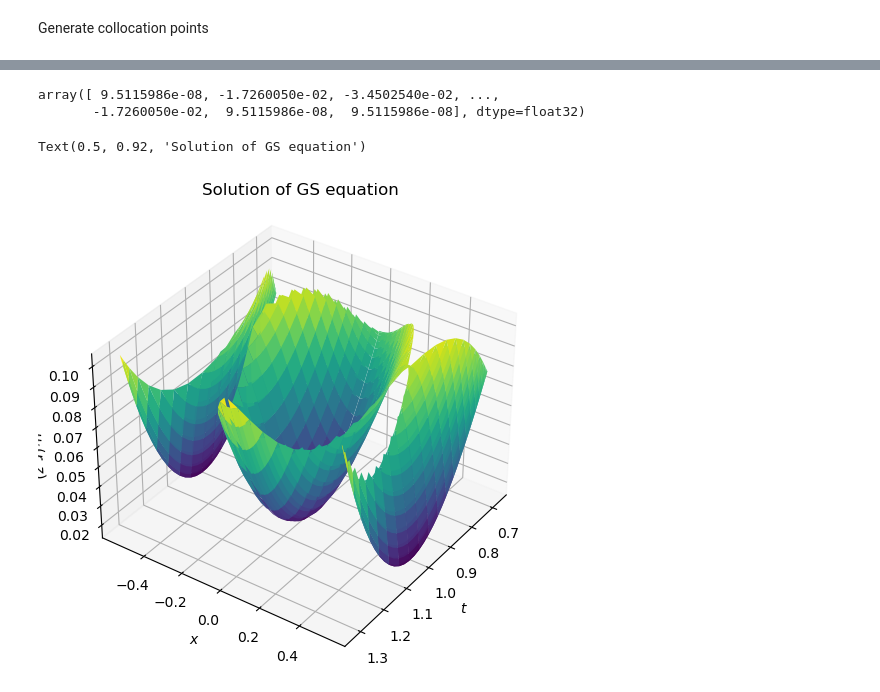
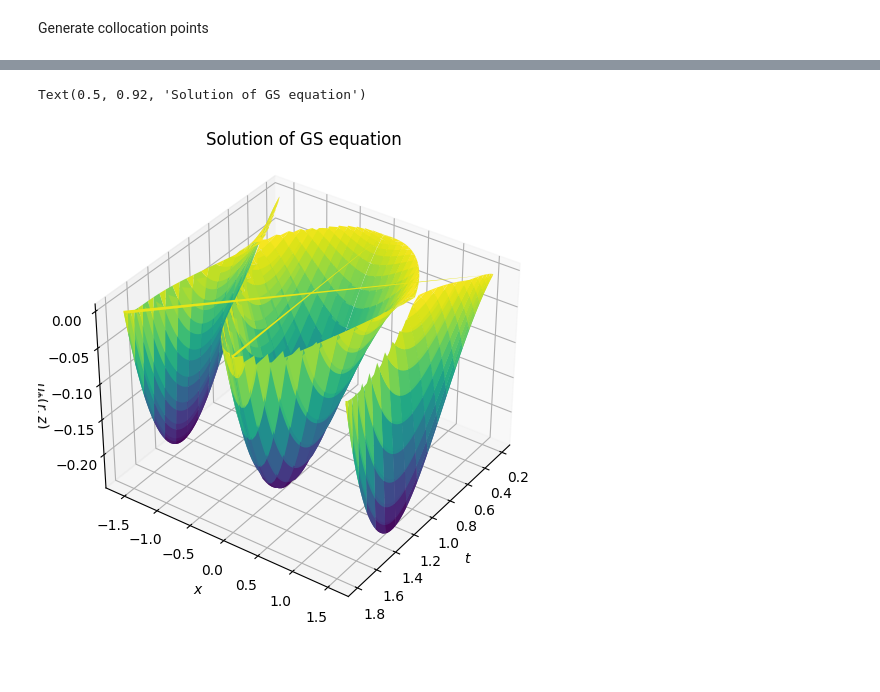
Before and after one commit to harryyudha7/thesis, a Jupyter notebook: PINN_Solver_GSeq_parametric_boundary.ipynb, the cells around one changed output, grey strips where cells are left out. Cells and saved outputs as stored; diff of their text form; code cells hidden in the pictures; blank space fills up the shorter version.

```diff
--- a/PINN_Solver_GSeq_parametric_boundary.ipynb
+++ b/PINN_Solver_GSeq_parametric_boundary.ipynb
@@ -35,7 +35,7 @@ def fun_u_b(t, x):
 mu = 1
 R0 = 1
 c1 = 1
-c2 = 1
+c2 = 0
 dp = -c1/mu
 F = 1
 dF = -c2*R0**2
@@ -46,7 +46,7 @@ Generate collocation points
 # %%
 # Set number of data points
 N_0 = 50
-N_b = 50
+N_b = 200
 N_r = 1000
 
 # parameter
@@ -60,11 +60,15 @@ N_r = 1000
 # c2 = 0
 
 # Set boundary
-eps = 0.32
-kappa = 1.7
-a = 0.336
-phib = 0.09
-t0 = tf.reshape(tf.linspace(0.0,2*pi,100), [100,1])
+# eps = 0.32
+eps = 0.78
+# kappa = 1.7
+kappa = 2.0
+# a = 0.336
+a = np.arcsin(0.35)
+print('d= ', np.sin(a))
+phib = 0
+t0 = tf.reshape(tf.linspace(0.0,2*pi,N_b), [N_b,1])
 r_b = 1+eps*tf.cos(t0 + a*tf.sin(t0))
 z_b = eps*kappa*tf.sin(t0)
 # zmin = -1.
@@ -102,7 +106,7 @@ phi_b = phib*tf.ones((len(z_b),1))
 
 # Draw uniformly sampled collocation points
 r_r = tf.random.uniform((N_r,1), lb, ub, dtype=DTYPE)
-z_r = tf.convert_to_tensor(np.interp(r_r, r_b.numpy()[50:,0], z_b.numpy()[50:,0]), dtype=DTYPE)
+z_r = tf.convert_to_tensor(np.interp(r_r, r_b.numpy()[int(N_b/2):,0], z_b.numpy()[int(N_b/2):,0]), dtype=DTYPE)
 z_r = z_r + tf.math.multiply(tf.random.uniform((len(r_r),1), 0, 1, dtype=DTYPE)*2,(-z_r))
 X_r = tf.concat([r_r, z_r], axis=1)
 
@@ -292,44 +280,39 @@ array([[ 1.3199999e+00, -1.7260050e-02],
-# %%
-np.array([zspace[rspace == Xgrid[i,0]][0] for i in range(len(Xgrid))])
-# %% [output]
-array([ 9.5115986e-08, -1.7260050e-02, -3.4502540e-02, ...,
-       -1.7260050e-02,  9.5115986e-08,  9.5115986e-08], dtype=float32)
 # %%
 from mpl_toolkits.mplot3d import Axes3D
 
 # Set up meshgrid
-N = 50
-rspace = r_b[50:,0]
-zspace = z_b[50:,0]
+N = int(N_b/2)
+rspace = r_b[int(N_b/2):,0]
+zspace = z_b[int(N_b/2):,0]
 R, Z = np.meshgrid(rspace, zspace)
 Xgrid = np.vstack([R.flatten(),Z.flatten()]).T
 Xgrid = np.concatenate((Xgrid, np.vstack([R.flatten(),-Z.flatten()]).T), axis=0)
 ineq = np.abs(Xgrid[:,1]) < -np.array([zspace[rspace == Xgrid[i,0]][0] for i in range(len(Xgrid))])
 # Xgrid = Xgrid[ineq]
 
 # Determine predictions of u(t, x)
 phipred = model(tf.cast(Xgrid,DTYPE))
 
 # Reshape upred
 phi = phipred.numpy().reshape(N,2*N)
 ineq = ineq.reshape(N,2*N)
 R_ax = Xgrid[:,0].reshape(N,2*N)
 Z_ax = Xgrid[:,1].reshape(N,2*N)
 phi[~ineq] = np.nan
 
 total_R = np.concatenate((R,R),axis=1)
 total_Z = np.concatenate((Z, -Z),axis=1)
 
 # # Surface plot of solution u(t,x)
 fig = plt.figure(figsize=(9,6))
 ax = fig.add_subplot(111, projection='3d')
 ax.plot_surface(total_R, total_Z, phi, cmap='viridis')
 ax.view_init(35,35)
 ax.set_xlabel('$t$')
 ax.set_ylabel('$x$')
 ax.set_zlabel('$u_\\phi(r,z)$')
 ax.set_title('Solution of GS equation')
 #plt.savefig('Burgers_Solution.pdf', bbox_inches='tight', dpi=300);
 # %% [output]
 Text(0.5, 0.92, 'Solution of GS equation')
-[figure, old version]
+[figure, new version]
```
Also changed, not shown: parts of 19 cells of this notebook, 2 other files.
